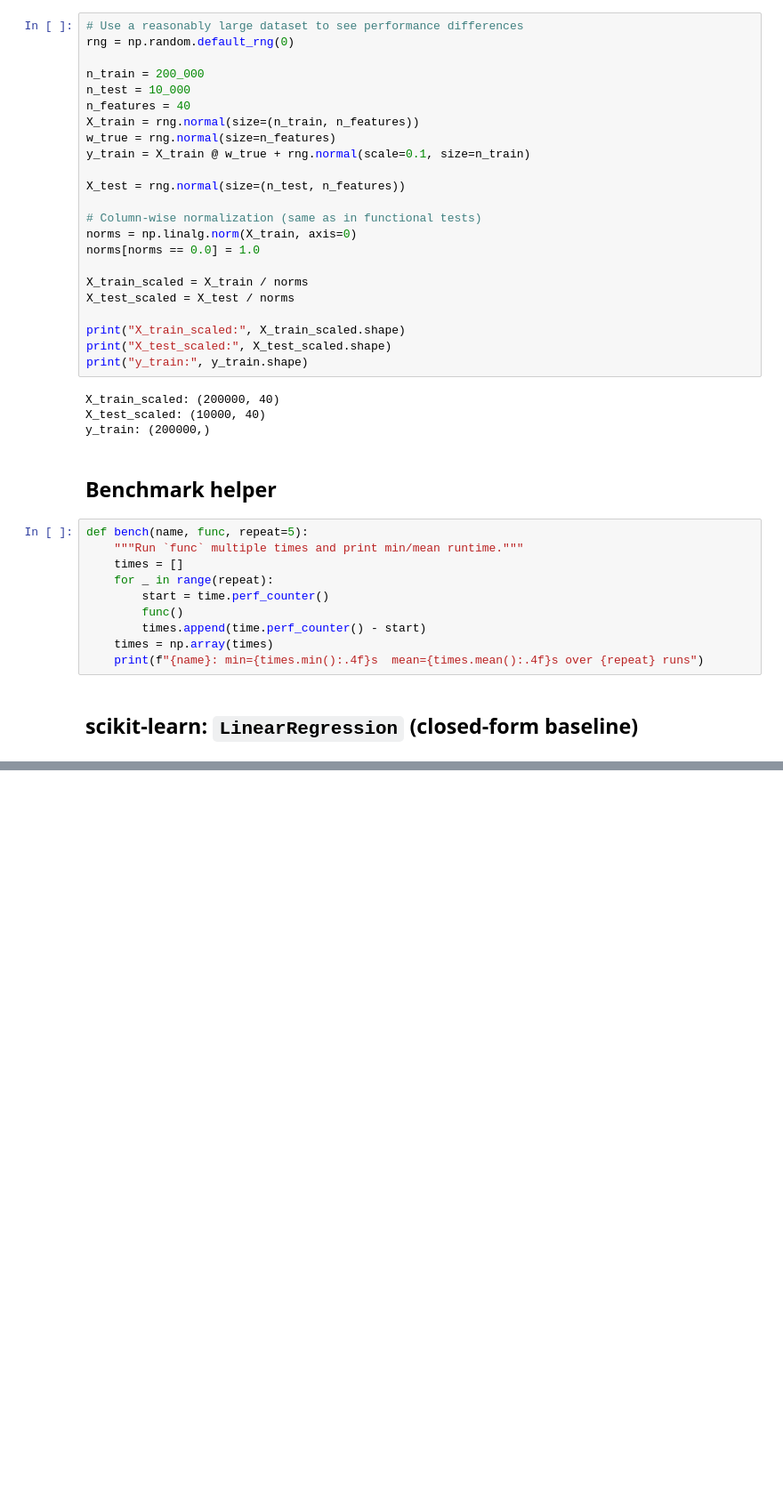
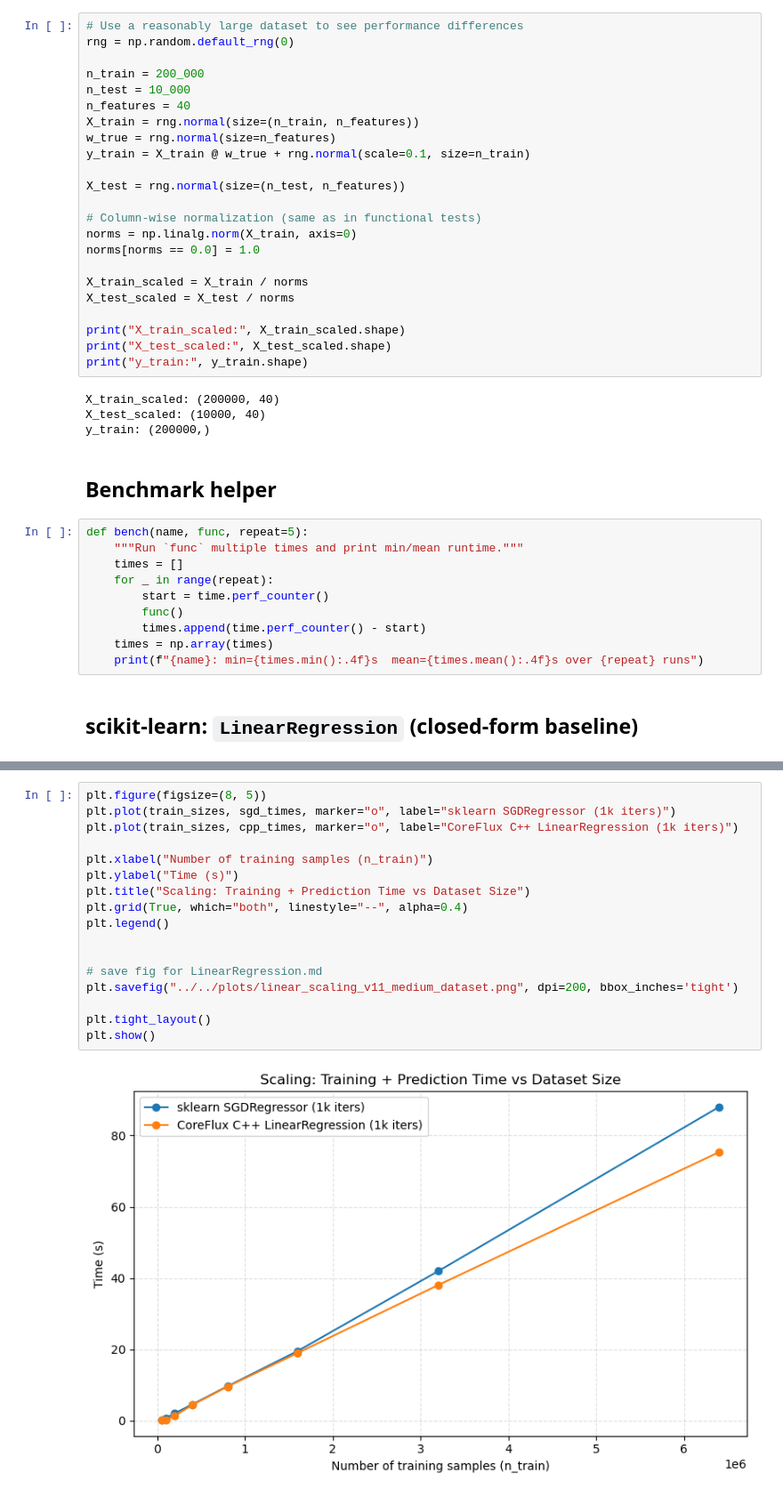
Before and after one commit to JonasLilletevedt/R-ML-models, a Jupyter notebook: notebooks/benchmarks/benchmark_linear_regression_speed.ipynb, the cells around one changed output, grey strips where cells are left out. Shown: that part at 89% size. Drawn from its saved outputs; the diff is of its cells as text; blank space fills up the shorter version.

```diff
--- a/notebooks/benchmarks/benchmark_linear_regression_speed.ipynb
+++ b/notebooks/benchmarks/benchmark_linear_regression_speed.ipynb
@@ -148,0 +264,19 @@ C++ LinearRegression (1000 iters): min=1.1710s  mean=1.1830s over 5 runs
+# %%
+plt.figure(figsize=(8, 5))
+plt.plot(train_sizes, sgd_times, marker="o", label="sklearn SGDRegressor (1k iters)")
+plt.plot(train_sizes, cpp_times, marker="o", label="CoreFlux C++ LinearRegression (1k iters)")
+
+plt.xlabel("Number of training samples (n_train)")
+plt.ylabel("Time (s)")
+plt.title("Scaling: Training + Prediction Time vs Dataset Size")
+plt.grid(True, which="both", linestyle="--", alpha=0.4)
+plt.legend()
+
+
+# save fig for LinearRegression.md
+plt.savefig("../../plots/linear_scaling_v11_medium_dataset.png", dpi=200, bbox_inches='tight')
+
+plt.tight_layout()
+plt.show()
+# %% [output]
+[figure, added]
```
Also changed, not shown: parts of 26 cells of this notebook, 27 other files.
